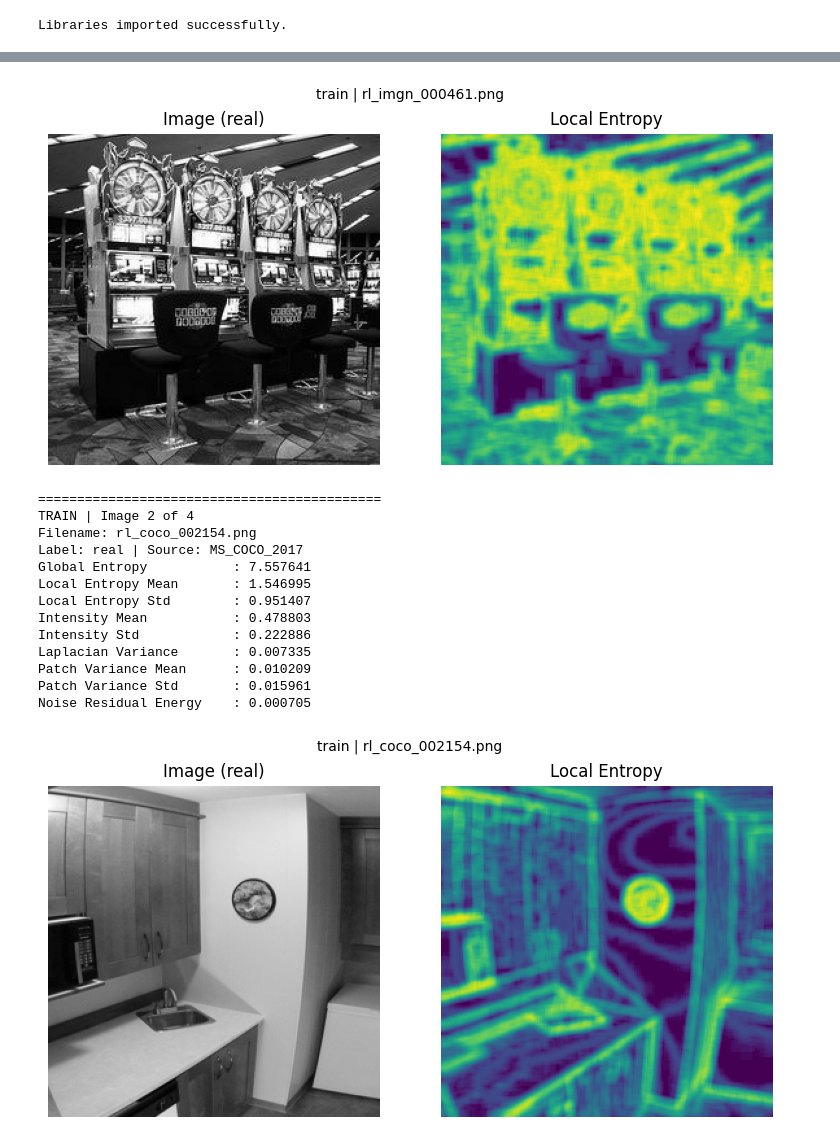
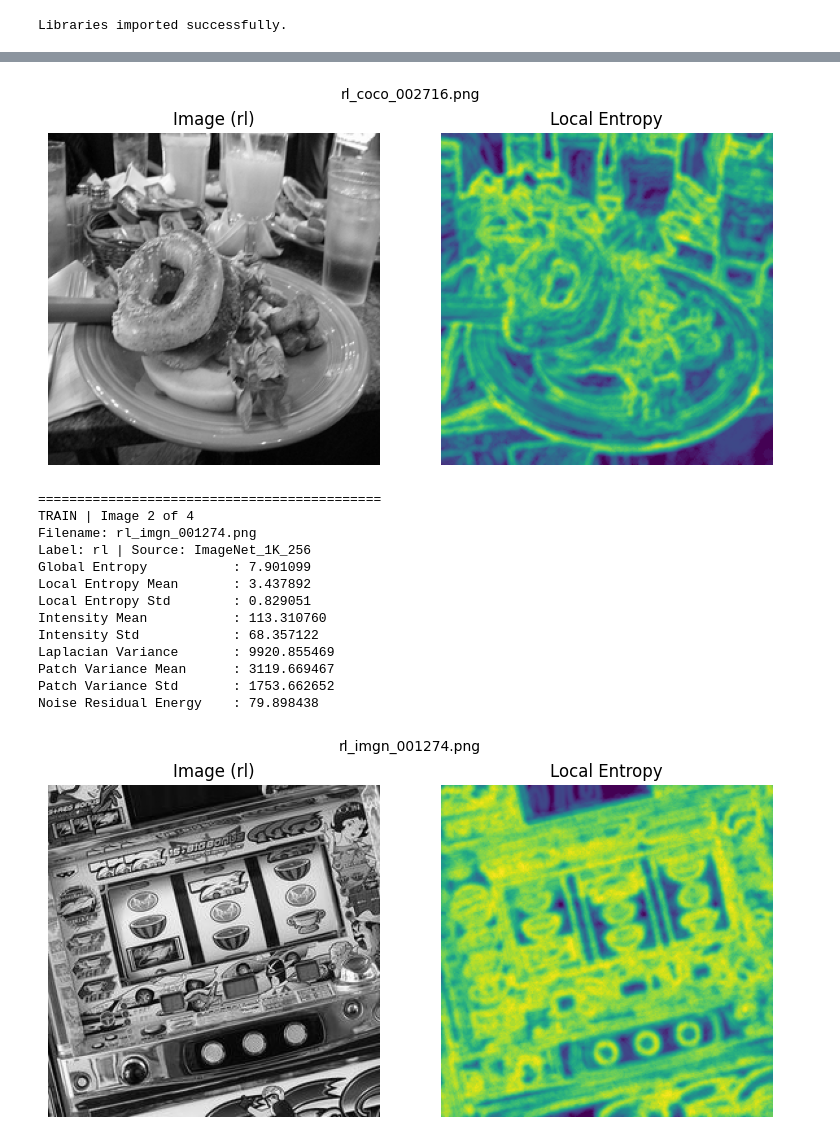
Before and after one commit to pgailinas/dip-ai-image-detection, a Jupyter notebook: notebooks/04B_Extract_Spatial_Features.ipynb, the cells around one changed output, grey strips where cells are left out. Drawn from its saved outputs; the diff is of its cells as text; code cells hidden in the pictures.

```diff
--- a/notebooks/04B_Extract_Spatial_Features.ipynb
+++ b/notebooks/04B_Extract_Spatial_Features.ipynb
@@ -622,10 +525,0 @@ plt.show()
-# %%
-# ============================================
-# Cell 9: Print Spatial Feature Values
-# ============================================
-
-print(f"Spatial Feature Values ({SPLIT_NAME})")
-print(f"Sample Image: {SAMPLE_FILENAME}\n")
-
-for k, v in features.items():
-    print(f"{k:25s}: {v:.6f}")
@@ -645,40 +526,39 @@ Noise Residual Energy    : 0.000714
 # %%
 # ============================================
-# Cell 10: Compare Real vs AI Images
+# Cell 9: Compare Real vs AI Images
 # ============================================
 
 # Select 2 real and 2 AI images (safe sampling)
-df_real = df[df["class_label"] == "real"].sample(
-    n=min(2, len(df[df["class_label"] == "real"])),
+df_real = df_meta[df_meta["class_label"] == "rl"].sample(
+    n=min(2, len(df_meta[df_meta["class_label"] == "rl"])),
     random_state=42
 )
-df_ai = df[df["class_label"] == "ai"].sample(
-    n=min(2, len(df[df["class_label"] == "ai"])),
+
+df_ai = df_meta[df_meta["class_label"] == "ai"].sample(
+    n=min(2, len(df_meta[df_meta["class_label"] == "ai"])),
     random_state=42
 )
 
 sample_df = pd.concat([df_real, df_ai], axis=0).reset_index(drop=True)
 
-print(f"Selected images from {SPLIT_NAME} split:")
+print(f"Selected images from {SUBSET_NAME} subset:")
 print(sample_df[["filename", "class_label", "source_dataset"]].to_string(index=False))
 print("\nClass counts:")
 print(sample_df["class_label"].value_counts().to_string())
-print("\nTotal selected:", len(sample_df))
+print(f"\nTotal selected: {len(sample_df)}")
 
 for i, row in sample_df.iterrows():
     fname = row["filename"]
     label = row["class_label"]
     source = row["source_dataset"]
 
-    image_path = os.path.join(IMG_DIR, fname)
+    image_path = get_image_path(row)
 
-    img_sample = load_preprocessed_image(image_path)
+    img_sample = np.array(Image.open(image_path))
     features_sample, local_entropy_map_s, lap_s, residual_s = extract_spatial_features(img_sample)
 
-    patch_mean_s, patch_std_s = patch_variance_stats(img_sample)
-
     print("\n============================================")
-    print(f"{SPLIT_NAME.upper()} | Image {i+1} of {len(sample_df)}")
+    print(f"{SUBSET_NAME.upper()} | Image {i+1} of {len(sample_df)}")
     print(f"Filename: {fname}")
     print(f"Label: {label} | Source: {source}")
 
@@ -697,7 +577,7 @@ for i, row in sample_df.iterrows():
     plt.title("Local Entropy")
     plt.axis("off")
 
-    plt.suptitle(f"{SPLIT_NAME} | {fname}", fontsize=10)
+    plt.suptitle(fname, fontsize=10)
     plt.tight_layout()
     plt.show()
 # %% [output]
@@ -721,17 +601,17 @@ Noise Residual Energy    : 0.009098
-[figure, old version]
+[figure, new version]
 ============================================
 TRAIN | Image 2 of 4
-Filename: rl_coco_002154.png
-Label: real | Source: MS_COCO_2017
-Global Entropy           : 7.557641
-Local Entropy Mean       : 1.546995
-Local Entropy Std        : 0.951407
-Intensity Mean           : 0.478803
-Intensity Std            : 0.222886
-Laplacian Variance       : 0.007335
-Patch Variance Mean      : 0.010209
-Patch Variance Std       : 0.015961
-Noise Residual Energy    : 0.000705
+Filename: rl_imgn_001274.png
+Label: rl | Source: ImageNet_1K_256
+Global Entropy           : 7.901099
+Local Entropy Mean       : 3.437892
+Local Entropy Std        : 0.829051
+Intensity Mean           : 113.310760
+Intensity Std            : 68.357122
+Laplacian Variance       : 9920.855469
+Patch Variance Mean      : 3119.669467
+Patch Variance Std       : 1753.662652
+Noise Residual Energy    : 79.898438
-[figure, old version]
+[figure, new version]
 ============================================
 TRAIN | Image 3 of 4
```
Also changed, not shown: parts of 17 cells of this notebook.
